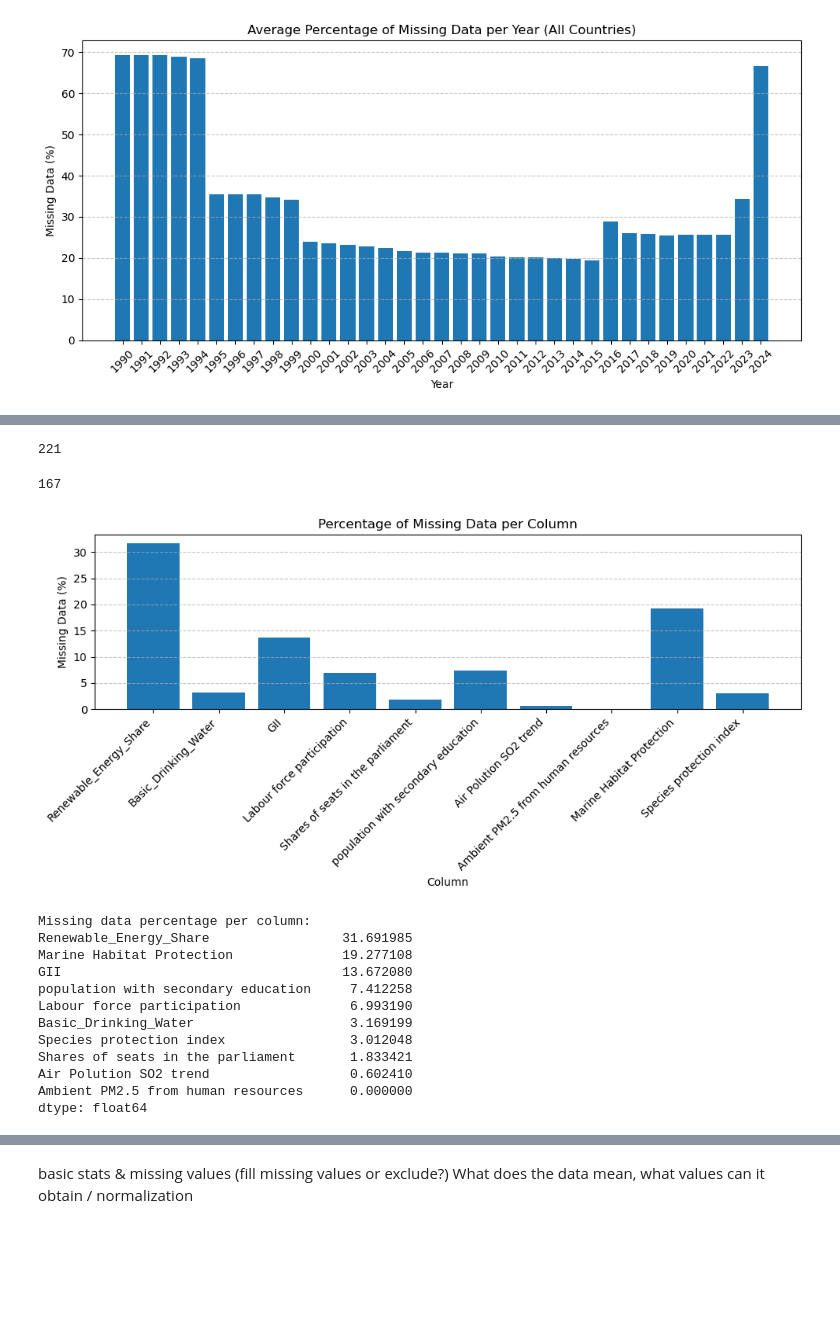
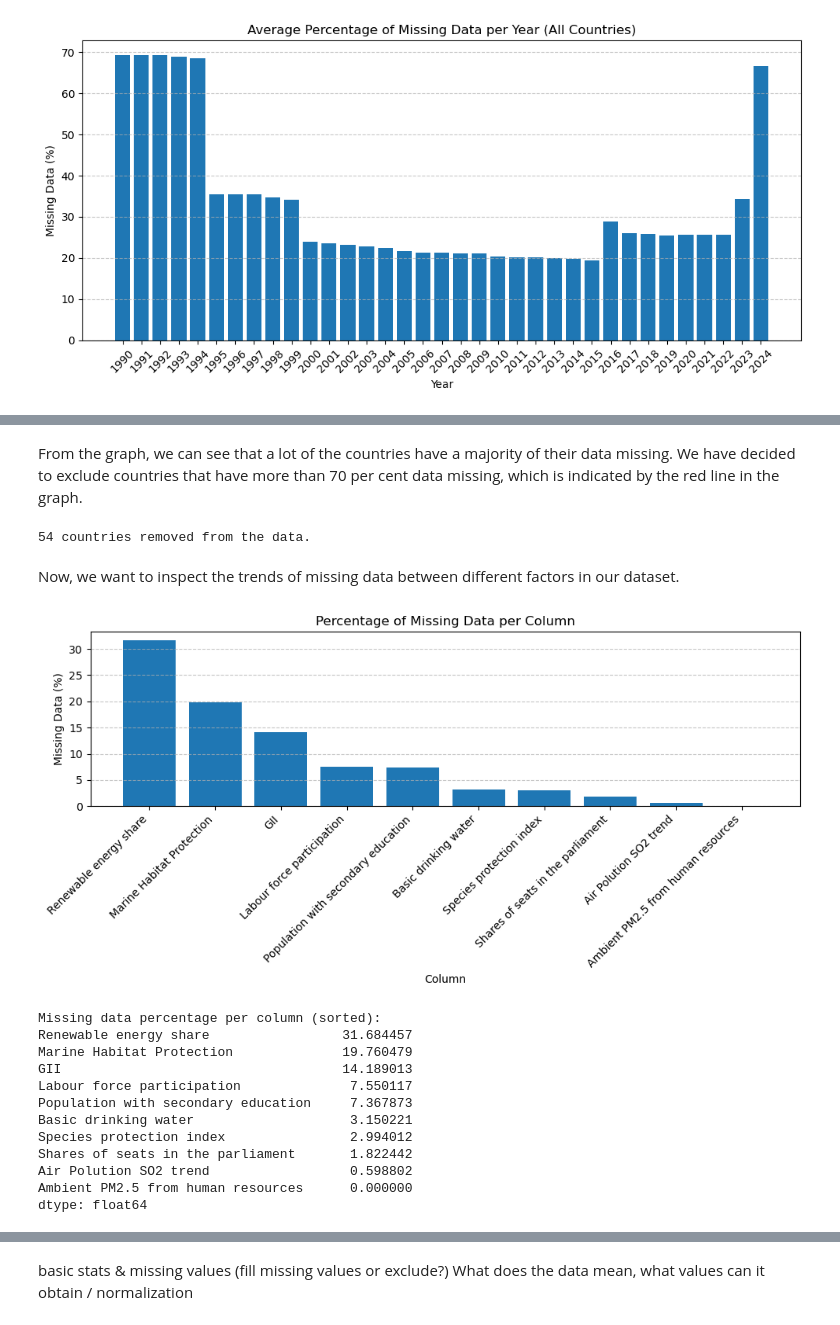
Before and after one commit to lukavicius/Gender-Equality-and-Sustainability, a Jupyter notebook: Project.ipynb, the cells around one changed output, grey strips where cells are left out. Cells and saved outputs as stored; diff of their text form; code cells hidden in the pictures; blank space fills up the shorter version.

```diff
--- a/Project.ipynb
+++ b/Project.ipynb
@@ -391,4 +232,8 @@ print(unknown_continent_countries)
 6280         Sint Maarten (Dutch part)
 7519                    Western Sahara
 # %%
-merged.loc[merged["country"] == "East Timor", "continent"] = "Asia"
+data.loc[data["country"] == "Democratic Republic Of The Congo", "continent"] = "Africa"
+data.loc[data["country"] == "Macao SAR, China", "continent"] = "Asia"
+data.loc[data["country"] == "Sint Maarten (Dutch part)", "continent"] = "North America"
+data.loc[data["country"] == "Western Sahara", "continent"] = "Africa"
+data.loc[data["country"] == "East Timor", "continent"] = "Asia"
@@ -397,10 +242,11 @@ Will not use these.
 # %%
 # Exclude trivial columns
-cols_to_check = [c for c in merged.columns if c not in ['year', 'country', 'continent']]
+cols_to_check = [c for c in data.columns if c not in ['year', 'country', 'continent']]
 
-# 1️⃣ Percentage of NaN values per year (average across all countries and columns)
-nan_by_year = merged.groupby('year')[cols_to_check].apply(lambda x: x.isna().mean().mean() * 100)
+# Percentage of NaN values per year (average across all countries and columns)
+nan_by_year = data.groupby('year')[cols_to_check].apply(lambda x: x.isna().mean().mean() * 100)
 
+# Plot NaN values
 plt.figure(figsize=(10,5))
 plt.bar(nan_by_year.index.astype(str), nan_by_year.values)
 plt.title('Average Percentage of Missing Data per Year (All Countries)')
@@ -415,2 +263,2 @@ plt.show()
 # %%
-merged = merged[(merged['year'] >= 2000) & (merged['year'] <= 2022)]
+data = data[(data['year'] >= 2000) & (data['year'] <= 2022)]
@@ -446,7 +285,5 @@ dtype: float64
-# %%
-print(len(merged["country"].unique()))
-# %% [output]
-221
+# %% [markdown]
+From the graph, we can see that a lot of the countries have a majority of their data missing. We have decided to exclude countries that have more than 70 per cent data missing, which is indicated by the red line in the graph.
 # %%
 def nan_mean_excluding_marine(x):
     # Exclude 'Marine Habitat Protection' if all NaN for this country
@@ -454,46 +291,51 @@ def nan_mean_excluding_marine(x):
         return x.drop(columns=['Marine Habitat Protection']).isna().mean().mean() * 100
     else:
         return x.isna().mean().mean() * 100
-
+before_excl = len(data["country"].unique())
 # Compute missing-data percentage per country
-country_nan_percent = merged.groupby('country')[cols_to_check].apply(nan_mean_excluding_marine)
+country_nan_percent = data.groupby('country')[cols_to_check].apply(nan_mean_excluding_marine)
 
 # Keep only countries with <= 30% missing data
 valid_countries = country_nan_percent[country_nan_percent <= 30].index
 
 # Filter the main DataFrame
-merged = merged[merged['country'].isin(valid_countries)]
+data = data[data['country'].isin(valid_countries)]
+after_excl = len(data["country"].unique())
+
+print(f"{before_excl - after_excl} countries removed from the data.")
+# %% [output]
+54 countries removed from the data.
-# %%
-print(len(merged["country"].unique()))
-# %% [output]
-167
+# %% [markdown]
+Now, we want to inspect the trends of missing data between different factors in our dataset.
 # %%
-# 3️⃣ Missing data per column (excluding trivial ones)
-nan_per_column = merged[cols_to_check].isna().mean() * 100
+# Get NaN values per column
+nan_per_column = data[cols_to_check].isna().mean() * 100
+nan_per_column_sorted = nan_per_column.sort_values(ascending=False)
 
+# Plot NaN values
 plt.figure(figsize=(10,5))
-plt.bar(nan_per_column.index, nan_per_column.values)
-plt.title('Percentage of Missing Data per Column')
+plt.bar(nan_per_column_sorted.index, nan_per_column_sorted.values)
+plt.title(f'Percentage of Missing Data per Column')
 plt.xlabel('Column')
 plt.ylabel('Missing Data (%)')
 plt.xticks(rotation=45, ha='right')
 plt.grid(axis='y', linestyle='--', alpha=0.7)
 plt.tight_layout()
 plt.show()
 
-print("\nMissing data percentage per column:")
-print(nan_per_column.sort_values(ascending=False))
+print("\nMissing data percentage per column (sorted):")
+print(nan_per_column_sorted)
 # %% [output]
-[figure, old version]
+[figure, new version]
-Missing data percentage per column:
-Renewable_Energy_Share                 31.691985
-Marine Habitat Protection              19.277108
-GII                                    13.672080
-population with secondary education     7.412258
-Labour force participation              6.993190
-Basic_Drinking_Water                    3.169199
-Species protection index                3.012048
-Shares of seats in the parliament       1.833421
-Air Polution SO2 trend                  0.602410
+Missing data percentage per column (sorted):
+Renewable energy share                 31.684457
+Marine Habitat Protection              19.760479
+GII                                    14.189013
+Labour force participation              7.550117
+Population with secondary education     7.367873
+Basic drinking water                    3.150221
+Species protection index                2.994012
+Shares of seats in the parliament       1.822442
+Air Polution SO2 trend                  0.598802
 Ambient PM2.5 from human resources      0.000000
 dtype: float64
```
Also changed, not shown: parts of 42 cells of this notebook, 3 other files.
